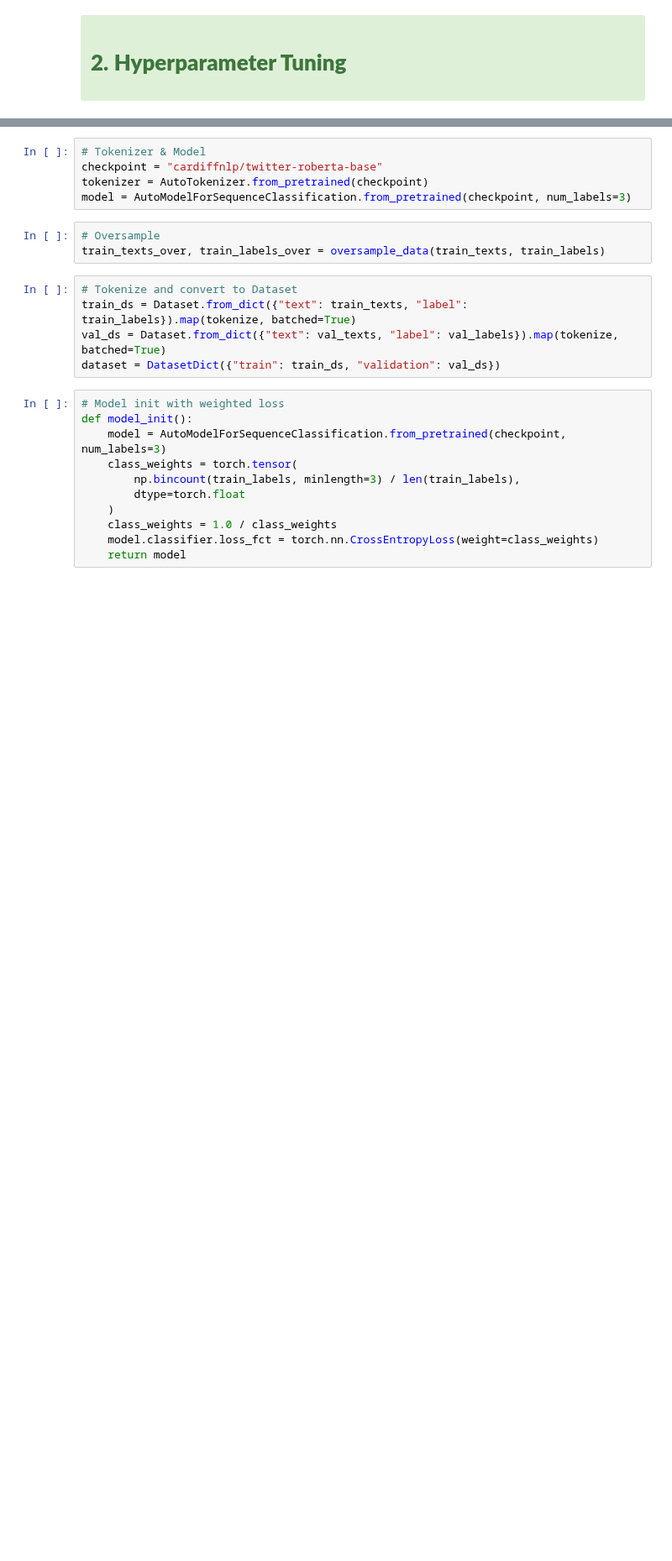
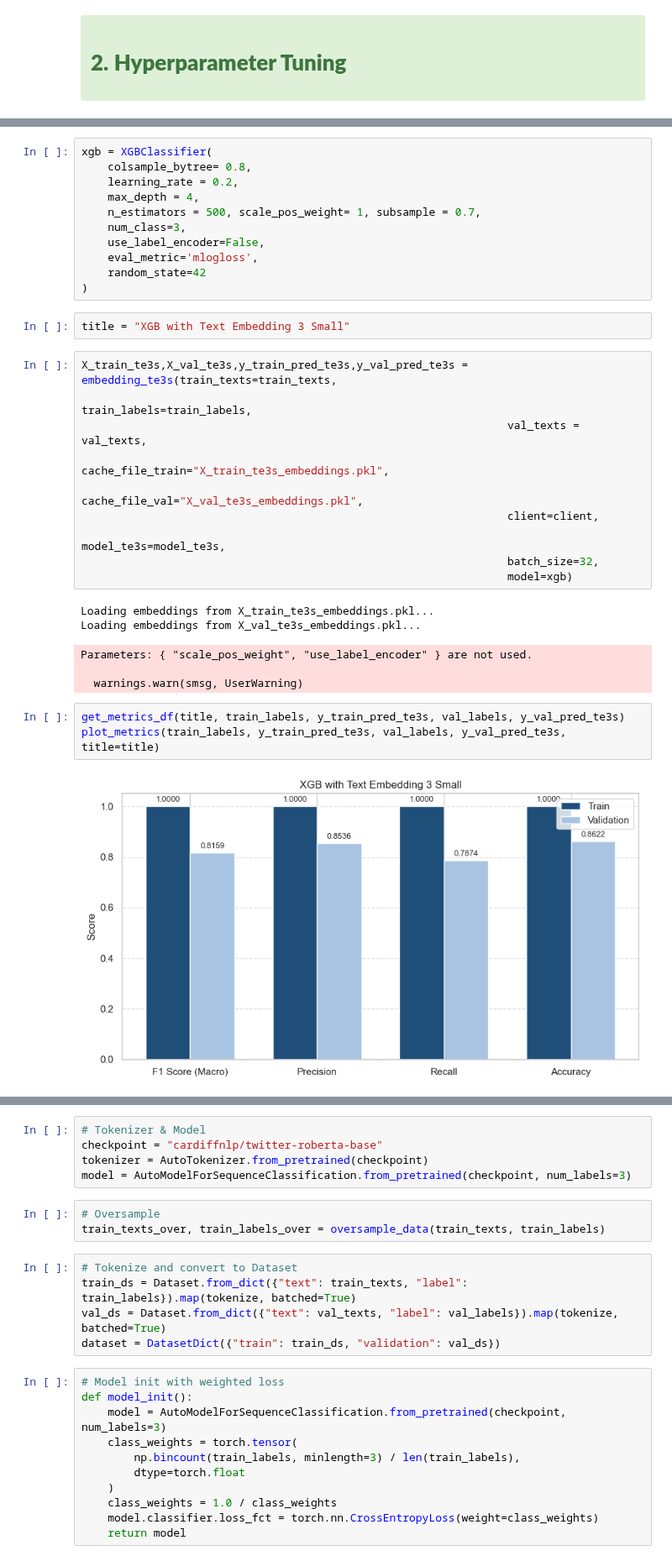
Before and after one commit to mgalao/text-mining-project, a Jupyter notebook: notebooks/Hyperparameter Tuning + Final Predictions.ipynb, the cells around one changed output, grey strips where cells are left out. Shown at 84% size. Cells and saved outputs as stored; diff of their text form; blank space fills up the shorter version.

```diff
--- a/notebooks/Hyperparameter Tuning + Final Predictions.ipynb
+++ b/notebooks/Hyperparameter Tuning + Final Predictions.ipynb
@@ -174,0 +343,34 @@ output = Dense(num_class, activation='softmax')(x)
+# %%
+xgb = XGBClassifier(
+    colsample_bytree= 0.8,
+    learning_rate = 0.2,
+    max_depth = 4,
+    n_estimators = 500, scale_pos_weight= 1, subsample = 0.7,
+    num_class=3,
+    use_label_encoder=False,
+    eval_metric='mlogloss',
+    random_state=42
+)
+# %%
+title = "XGB with Text Embedding 3 Small"
+# %%
+X_train_te3s,X_val_te3s,y_train_pred_te3s,y_val_pred_te3s = embedding_te3s(train_texts=train_texts,
+                                                                 train_labels=train_labels,
+                                                                 val_texts = val_texts,
+                                                                 cache_file_train="X_train_te3s_embeddings.pkl",
+                                                                 cache_file_val="X_val_te3s_embeddings.pkl",
+                                                                 client=client,
+                                                                 model_te3s=model_te3s,
+                                                                 batch_size=32,
+                                                                 model=xgb)
+# %% [output]
+Loading embeddings from X_train_te3s_embeddings.pkl...
+Loading embeddings from X_val_te3s_embeddings.pkl...
+Parameters: { "scale_pos_weight", "use_label_encoder" } are not used.
+
+  warnings.warn(smsg, UserWarning)
+# %%
+get_metrics_df(title, train_labels, y_train_pred_te3s, val_labels, y_val_pred_te3s)
+plot_metrics(train_labels, y_train_pred_te3s, val_labels, y_val_pred_te3s, title=title)
+# %% [output]
+[figure, added]
```
Also changed, not shown: parts of 38 cells of this notebook, 2 other files.
